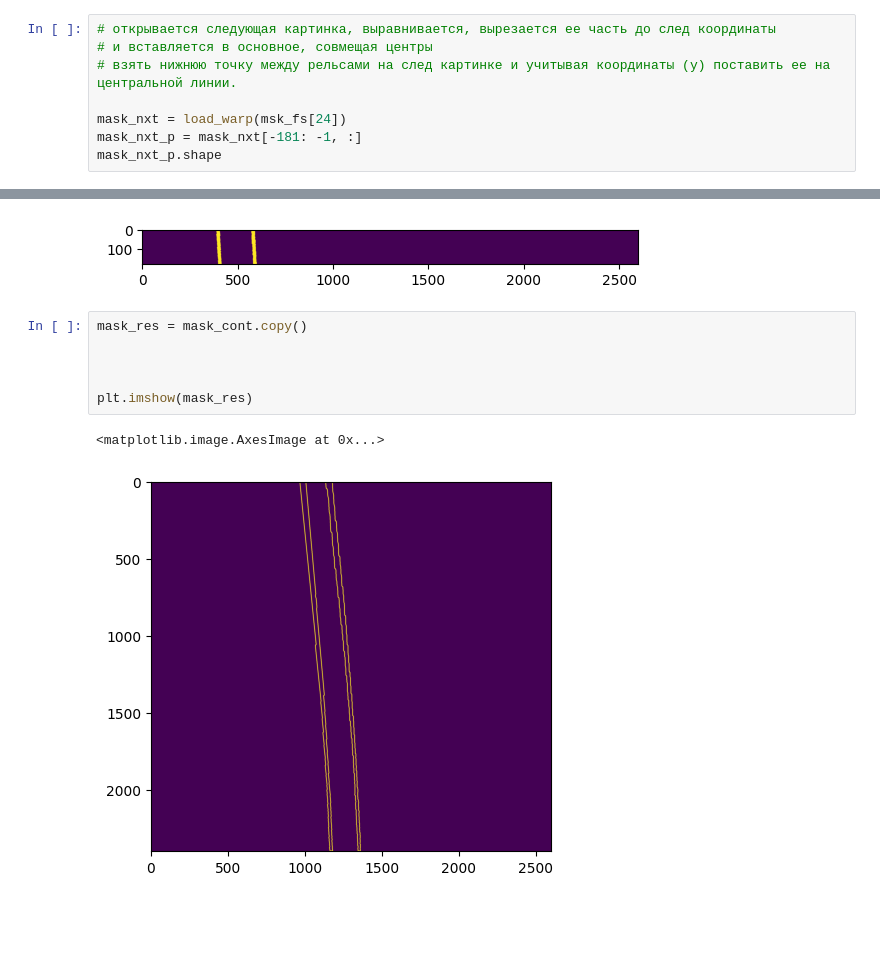
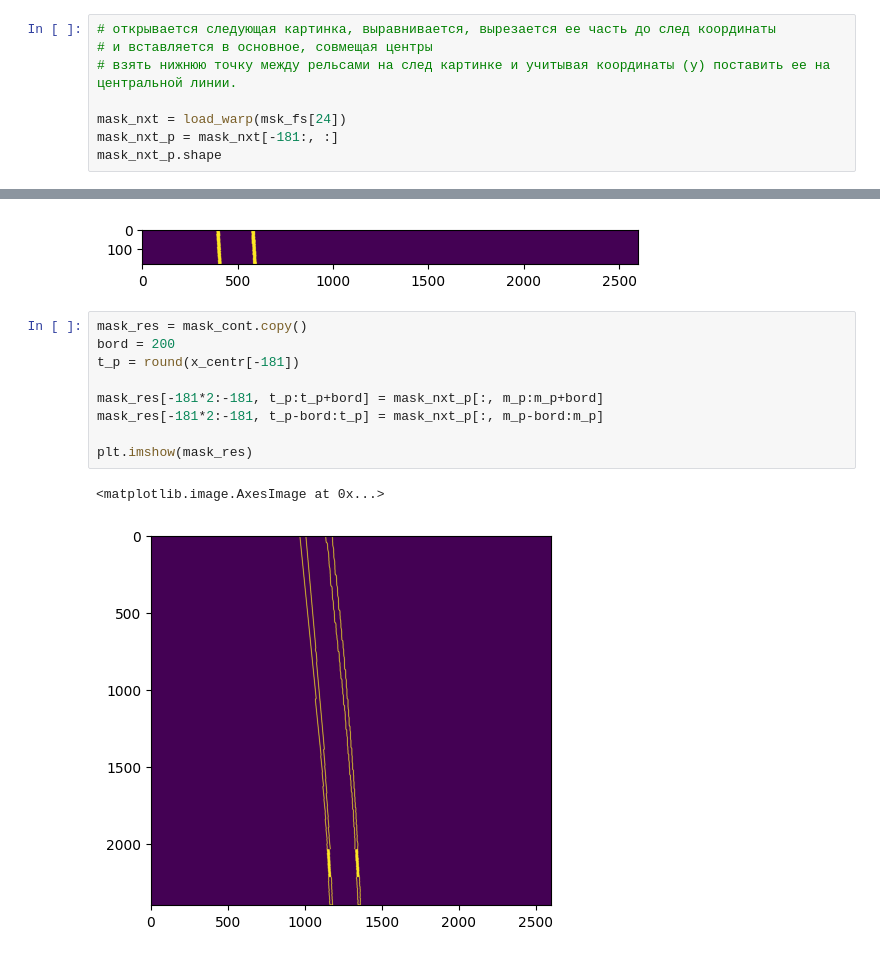
Before and after one commit to Andrudewt/perspective, a Jupyter notebook: main.ipynb, the cells around one changed output, grey strips where cells are left out. Cells and saved outputs as stored; diff of their text form; blank space fills up the shorter version.

```diff
--- a/main.ipynb
+++ b/main.ipynb
@@ -248,6 +248,6 @@ print(pix_step(23, 24))
 # взять нижнюю точку между рельсами на след картинке и учитывая координаты (у) поставить ее на центральной линии.
 
 mask_nxt = load_warp(msk_fs[24])
-mask_nxt_p = mask_nxt[-181: -1, :]
+mask_nxt_p = mask_nxt[-181:, :]
 mask_nxt_p.shape
 # %% [output]
@@ -281,10 +281,13 @@ plt.imshow(mask_test)
 [figure]
 # %%
 mask_res = mask_cont.copy()
+bord = 200
+t_p = round(x_centr[-181])
 
-
+mask_res[-181*2:-181, t_p:t_p+bord] = mask_nxt_p[:, m_p:m_p+bord]
+mask_res[-181*2:-181, t_p-bord:t_p] = mask_nxt_p[:, m_p-bord:m_p]
 
 plt.imshow(mask_res)
 # %% [output]
 <matplotlib.image.AxesImage at 0x...>
-[figure, old version]
+[figure, new version]
```
Also changed, not shown: parts of 2 cells of this notebook.
